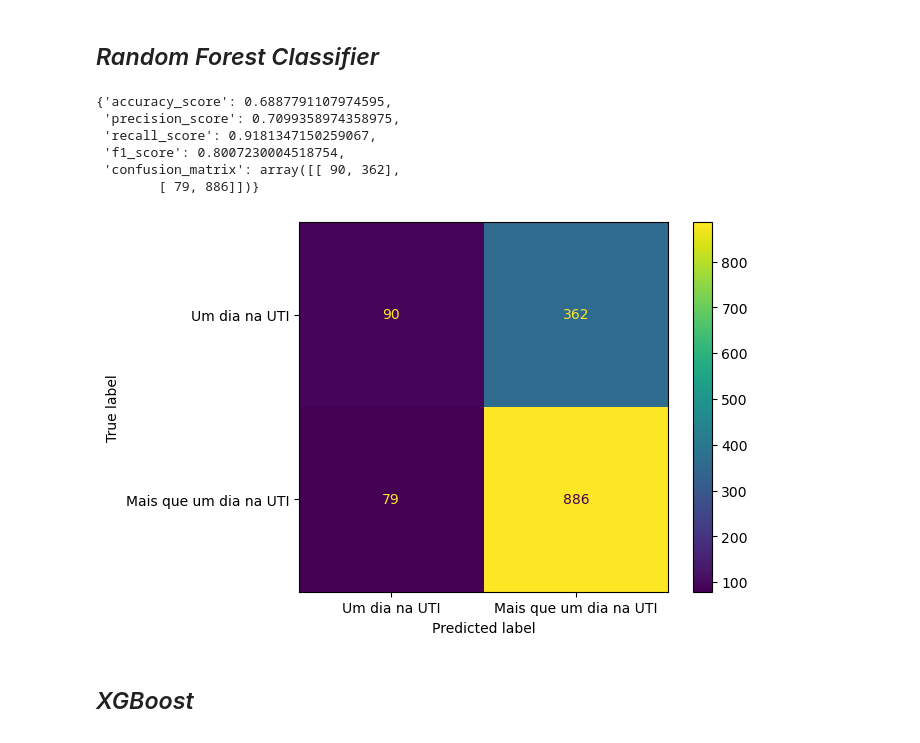
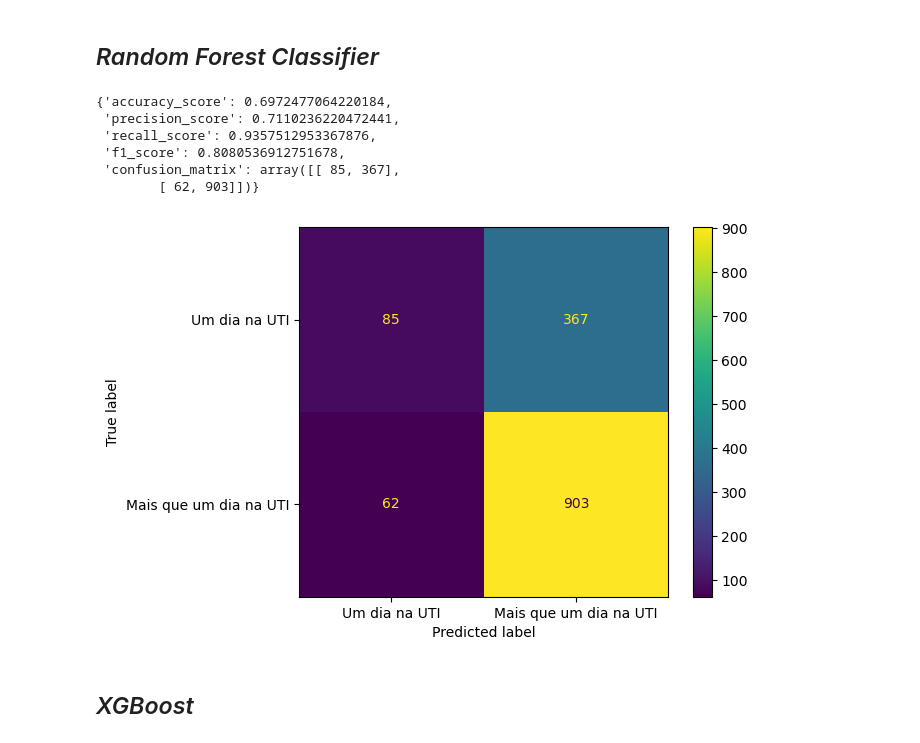
Before and after one commit to lframosferreira/ml-final-project, a Jupyter notebook: main.ipynb, the cells around one changed output. Drawn from its saved outputs; the diff is of its cells as text; code cells hidden in the pictures.

```diff
--- a/main.ipynb
+++ b/main.ipynb
@@ -360,19 +389,22 @@ get_run_info(y_true=y_test, y_pred=y_pred, plot_confusion_matrix=True)
 # %%
 NUMBER_OF_ESTIMATORS: np.int32 = 100
 model = RandomForestClassifier(
-    n_estimators=NUMBER_OF_ESTIMATORS, random_state=RANDOM_STATE, max_depth=50
+    n_estimators=NUMBER_OF_ESTIMATORS,
+    random_state=RANDOM_STATE,
+    max_depth=50,
+    max_features="log2",
 )
 model.fit(X_train, y_train)
 y_pred = model.predict(X_test)
 get_run_info(y_true=y_test, y_pred=y_pred, plot_confusion_matrix=True)
 # %% [output]
-{'accuracy_score': 0.6887791107974595,
- 'precision_score': 0.7099358974358975,
- 'recall_score': 0.9181347150259067,
- 'f1_score': 0.8007230004518754,
- 'confusion_matrix': array([[ 90, 362],
-        [ 79, 886]])}
+{'accuracy_score': 0.6972477064220184,
+ 'precision_score': 0.7110236220472441,
+ 'recall_score': 0.9357512953367876,
+ 'f1_score': 0.8080536912751678,
+ 'confusion_matrix': array([[ 85, 367],
+        [ 62, 903]])}
-[figure, old version]
+[figure, new version]
 # %% [markdown]
 ## _XGBoost_
 # %%
```
Also changed, not shown: parts of 11 cells of this notebook.
